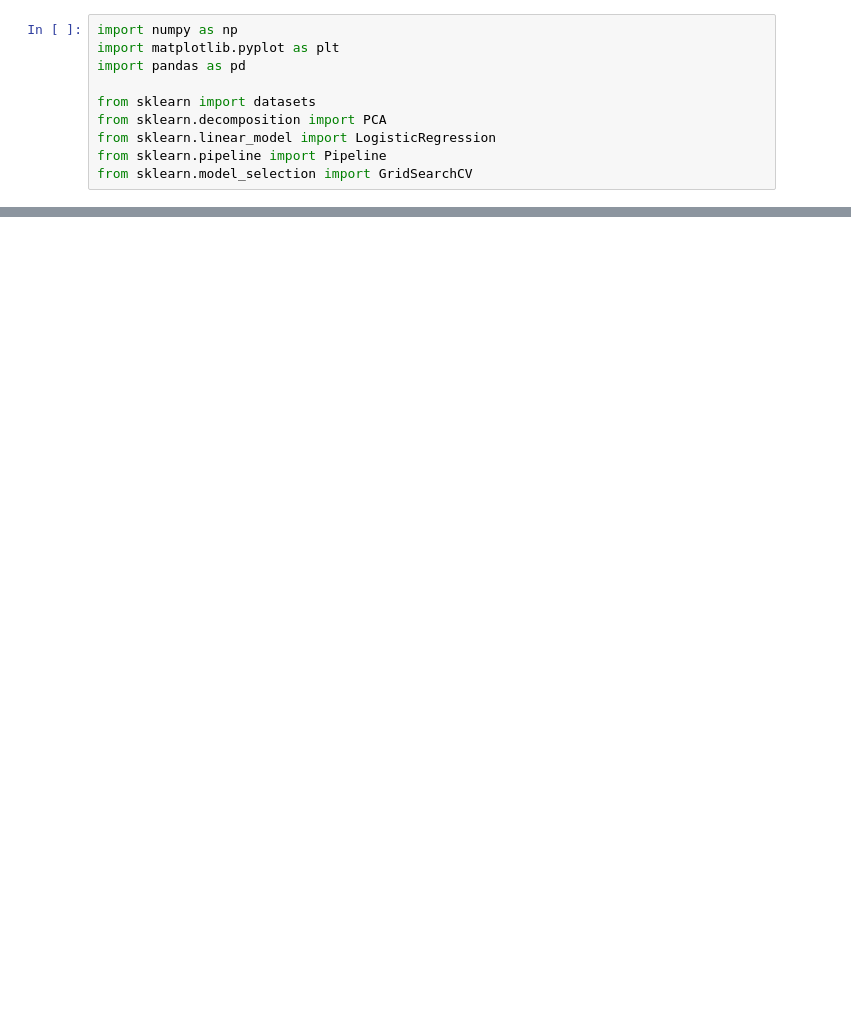
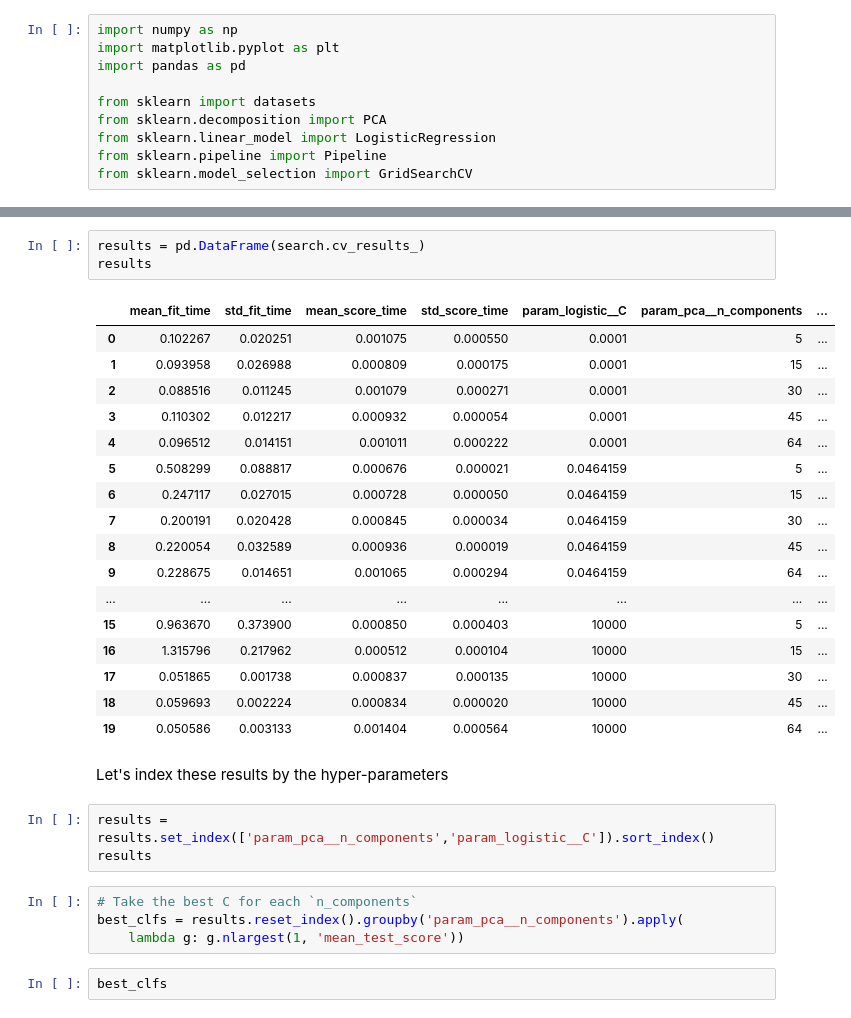
Before and after one commit to data-psl/lectures2020, a Jupyter notebook: notebooks/02_sklearn/06-Pipeline.ipynb, the cells around one changed output, grey strips where cells are left out. Cells and saved outputs as stored; diff of their text form; blank space fills up the shorter version.

```diff
--- a/notebooks/02_sklearn/06-Pipeline.ipynb
+++ b/notebooks/02_sklearn/06-Pipeline.ipynb
@@ -56,0 +234,32 @@ plt.show()
+# %%
+results = pd.DataFrame(search.cv_results_)
+results
+# %% [output]
+|  | mean_fit_time | std_fit_time | mean_score_time | std_score_time | param_logistic__C | param_pca__n_components | ... |
+| 0 | 0.102267 | 0.020251 | 0.001075 | 0.000550 | 0.0001 | 5 | ... |
+| 1 | 0.093958 | 0.026988 | 0.000809 | 0.000175 | 0.0001 | 15 | ... |
+| 2 | 0.088516 | 0.011245 | 0.001079 | 0.000271 | 0.0001 | 30 | ... |
+| 3 | 0.110302 | 0.012217 | 0.000932 | 0.000054 | 0.0001 | 45 | ... |
+| 4 | 0.096512 | 0.014151 | 0.001011 | 0.000222 | 0.0001 | 64 | ... |
+| 5 | 0.508299 | 0.088817 | 0.000676 | 0.000021 | 0.0464159 | 5 | ... |
+| 6 | 0.247117 | 0.027015 | 0.000728 | 0.000050 | 0.0464159 | 15 | ... |
+| 7 | 0.200191 | 0.020428 | 0.000845 | 0.000034 | 0.0464159 | 30 | ... |
+| 8 | 0.220054 | 0.032589 | 0.000936 | 0.000019 | 0.0464159 | 45 | ... |
+| 9 | 0.228675 | 0.014651 | 0.001065 | 0.000294 | 0.0464159 | 64 | ... |
+| ... | ... | ... | ... | ... | ... | ... | ... |
+| 15 | 0.963670 | 0.373900 | 0.000850 | 0.000403 | 10000 | 5 | ... |
+| 16 | 1.315796 | 0.217962 | 0.000512 | 0.000104 | 10000 | 15 | ... |
+| 17 | 0.051865 | 0.001738 | 0.000837 | 0.000135 | 10000 | 30 | ... |
+| 18 | 0.059693 | 0.002224 | 0.000834 | 0.000020 | 10000 | 45 | ... |
+| 19 | 0.050586 | 0.003133 | 0.001404 | 0.000564 | 10000 | 64 | ... |
+# %% [markdown]
+Let's index these results by the hyper-parameters
+# %%
+results = results.set_index(['param_pca__n_components','param_logistic__C']).sort_index()
+results
+# %%
+# Take the best C for each `n_components`
+best_clfs = results.reset_index().groupby('param_pca__n_components').apply(
+    lambda g: g.nlargest(1, 'mean_test_score'))
+# %%
+best_clfs
```
Also changed, not shown: parts of 34 cells of this notebook.
